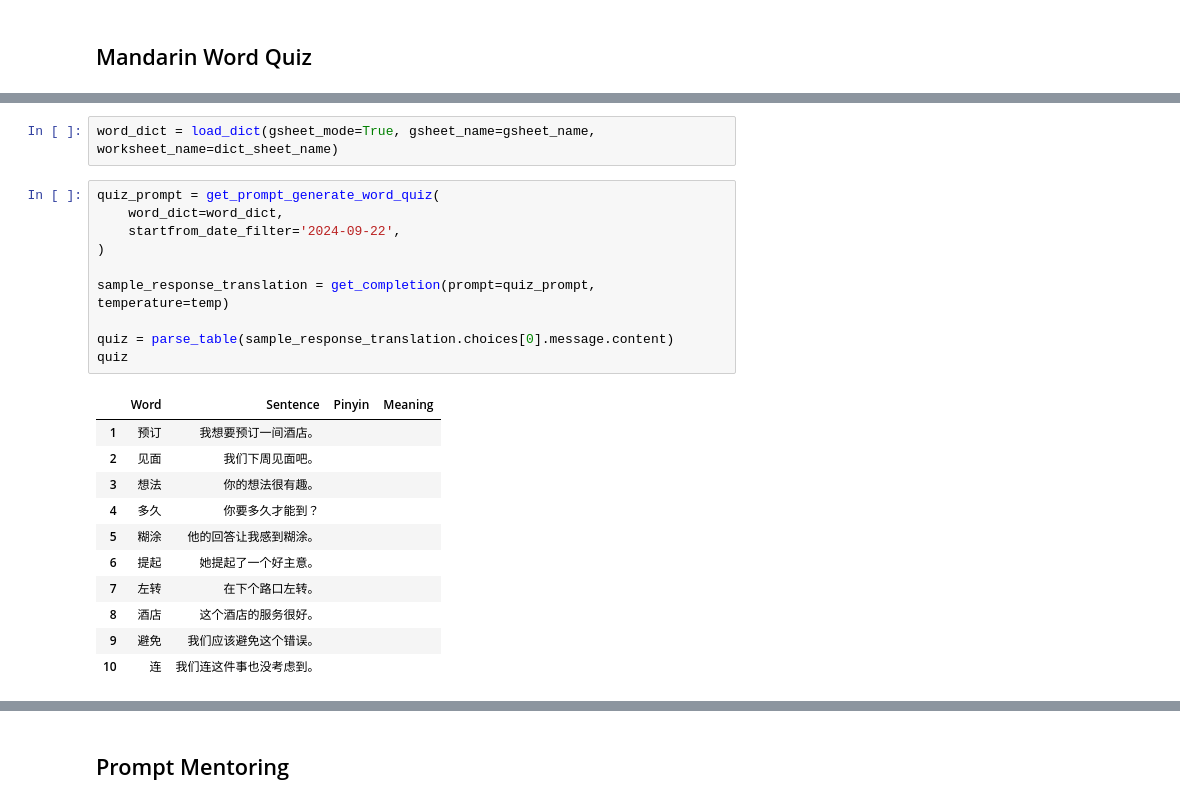
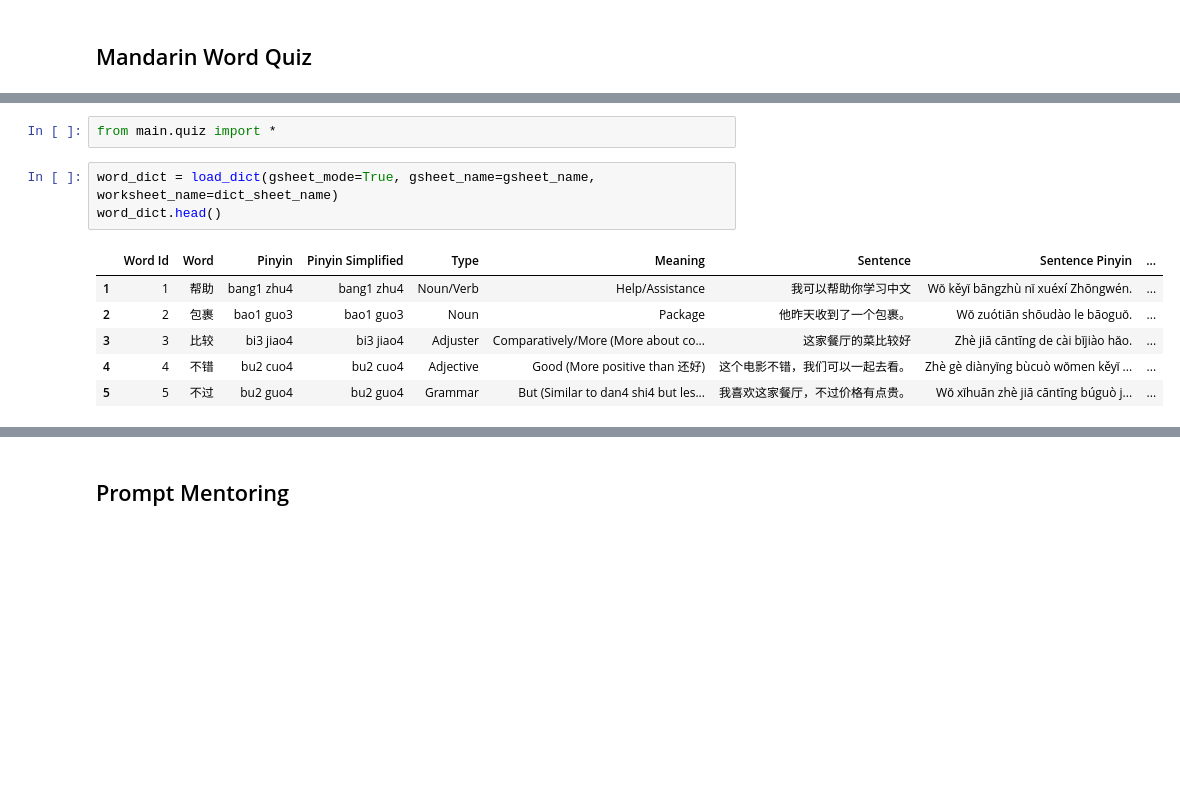
Before and after one commit to tuawong/GPT4LanguageLearning, a Jupyter notebook: GPT_ChineseWords.ipynb, the cells around one changed output, grey strips where cells are left out. Drawn from its saved outputs; the diff is of its cells as text; blank space fills up the shorter version.

```diff
--- a/GPT_ChineseWords.ipynb
+++ b/GPT_ChineseWords.ipynb
@@ -173,24 +107,12 @@ def parse_table(content: str) -> pd.DataFrame:
+# %%
+from main.quiz import *
 # %%
 word_dict = load_dict(gsheet_mode=True, gsheet_name=gsheet_name, worksheet_name=dict_sheet_name)
+word_dict.head()
+# %% [output]
+|  | Word Id | Word | Pinyin | Pinyin Simplified | Type | Meaning | Sentence | Sentence Pinyin | ... |
+| 1 | 1 | 帮助 | bang1 zhu4 | bang1 zhu4 | Noun/Verb | Help/Assistance | 我可以帮助你学习中文 | Wǒ kěyǐ bāngzhù nǐ xuéxí Zhōngwén. | ... |
+| 2 | 2 | 包裹 | bao1 guo3 | bao1 guo3 | Noun | Package | 他昨天收到了一个包裹。 | Wǒ zuótiān shōudào le bāoguǒ. | ... |
+| 3 | 3 | 比较 | bi3 jiao4 | bi3 jiao4 | Adjuster | Comparatively/More (More about co... | 这家餐厅的菜比较好 | Zhè jiā cāntīng de cài bǐjiào hǎo. | ... |
+| 4 | 4 | 不错 | bu2 cuo4 | bu2 cuo4 | Adjective | Good (More positive than 还好) | 这个电影不错，我们可以一起去看。 | Zhè gè diànyǐng bùcuò wǒmen kěyǐ ... | ... |
+| 5 | 5 | 不过 | bu2 guo4 | bu2 guo4 | Grammar | But (Similar to dan4 shi4 but les... | 我喜欢这家餐厅，不过价格有点贵。 | Wǒ xǐhuān zhè jiā cāntīng búguò j... | ... |
-# %%
-quiz_prompt = get_prompt_generate_word_quiz(
-    word_dict=word_dict,
-    startfrom_date_filter='2024-09-22',
-)
-
-sample_response_translation = get_completion(prompt=quiz_prompt, temperature=temp)
-
-quiz = parse_table(sample_response_translation.choices[0].message.content)
-quiz
-# %% [output]
-|  | Word | Sentence | Pinyin | Meaning |
-| 1 | 预订 | 我想要预订一间酒店。 |  |  |
-| 2 | 见面 | 我们下周见面吧。 |  |  |
-| 3 | 想法 | 你的想法很有趣。 |  |  |
-| 4 | 多久 | 你要多久才能到？ |  |  |
-| 5 | 糊涂 | 他的回答让我感到糊涂。 |  |  |
-| 6 | 提起 | 她提起了一个好主意。 |  |  |
-| 7 | 左转 | 在下个路口左转。 |  |  |
-| 8 | 酒店 | 这个酒店的服务很好。 |  |  |
-| 9 | 避免 | 我们应该避免这个错误。 |  |  |
-| 10 | 连 | 我们连这件事也没考虑到。 |  |  |
```
Also changed, not shown: parts of 15 cells of this notebook, 3 other files.
